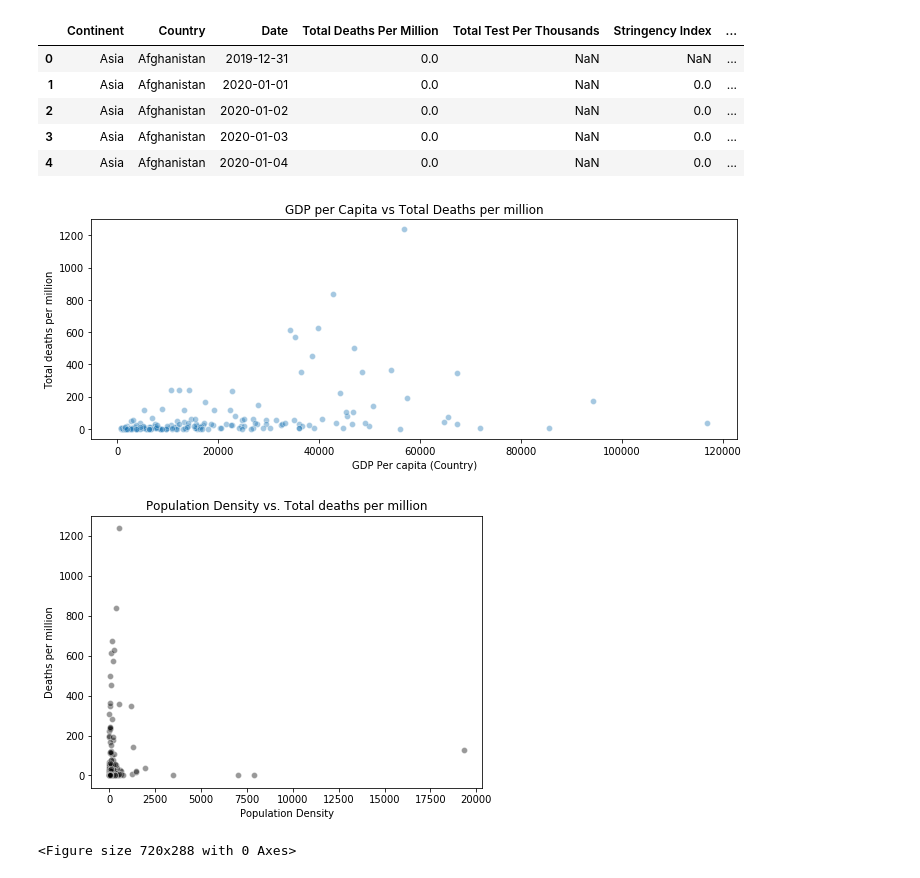
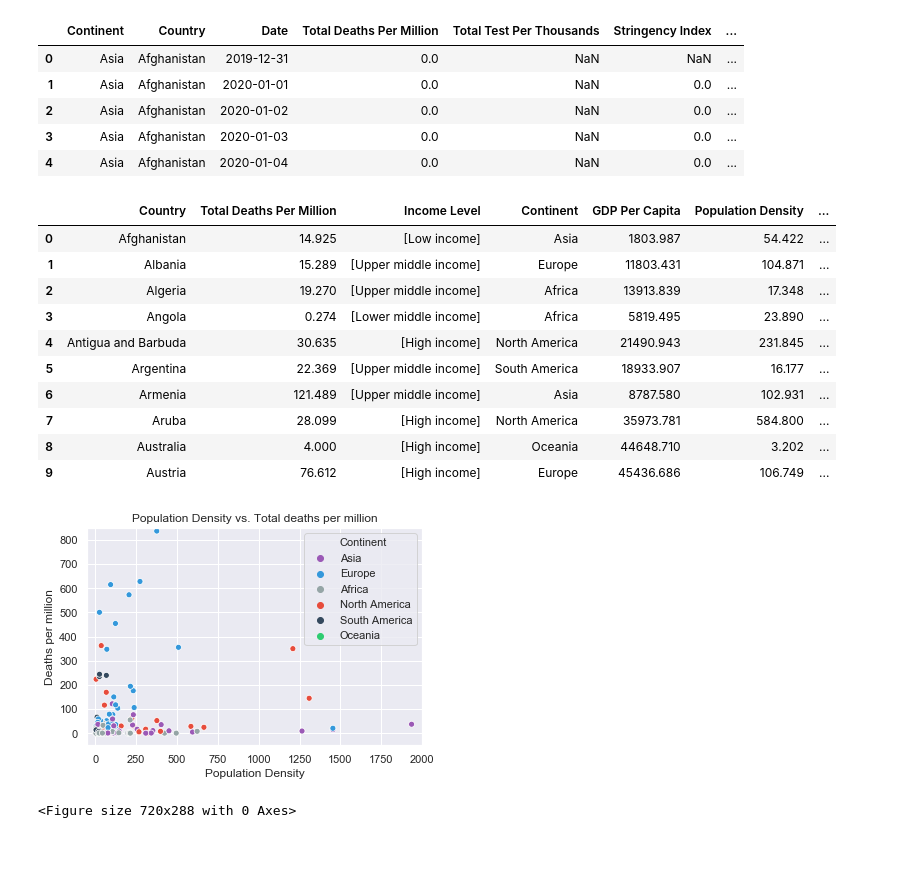
Before and after one commit to M-Agami/META-B, a Jupyter notebook: Coding/Covid_Popdensity&GDP.ipynb, the cells around one changed output. Saved outputs shown, nothing was run; the diff lists cells and outputs as text; code cells hidden in the pictures; blank space fills up the shorter version.

Commit message:
Colorized and labeled plots

```diff
--- a/Coding/Covid_Popdensity&GDP.ipynb
+++ b/Coding/Covid_Popdensity&GDP.ipynb
@@ -123,32 +124,66 @@ combined_df.head()
 # %%
 #get unique country names & get max total deaths per million/gpd/pop. density for each country
 #cleaning data
-max_deaths_country=  combined_df.groupby(["Country"]).agg({"Total Deaths Per Million": "max","Income Level":"unique"})
+max_deaths_country=  combined_df.groupby(["Country"]).agg({"Total Deaths Per Million": "max","Income Level":"unique", "Continent": "unique"})
 max_pop_country=  combined_df.groupby(["Country"]).agg({"Population Density": "max"})
 max_gdp_country=  combined_df.groupby(["Country"]).agg({"GDP Per Capita": "max" })
+income=[]
+continent=[]
+max_combined_country = pd.merge(max_deaths_country,max_gdp_country, how= "outer", on = 'Country')
+max_combined_country = pd.merge(max_combined_country,max_pop_country, how = 'outer', on = 'Country')
+for index, row in max_combined_country.iterrows():
+    x=row["Income Level"][0]
+    y=row ["Continent"][0]
+    income.append(x)
+    continent.append(y)
+max_combined_country["Country Income Level"]=income
+max_combined_country["Continent"]=continent
+max_combined_country_clean=max_combined_country.dropna(how = 'any')
+max_combined_country_clean=max_combined_country_clean.reset_index()
+#max_combined_country_clean.sort_values(by=['Country Income Level'], kind= '')********
+max_combined_country_clean.head(10)
 
-max_pop_country.fillna(0, inplace=True)
-max_deaths_country.fillna(0, inplace=True)
-max_deaths_country.head(10)
-
-cmap = sns.cubehelix_palette(dark=.3, light=.8, as_cmap=True)
-plt.figure(figsize=(10,4))
-sns.scatterplot(max_gdp_country["GDP Per Capita"],max_deaths_country["Total Deaths Per Million"],cmap= max_deaths_country["Income Level"],
-                alpha =0.4)
-plt.title("GDP per Capita vs Total Deaths per million")
-plt.xlabel("GDP Per capita (Country)")
-plt.ylabel("Total deaths per million")
-plt.tight_layout()
+#sns.set()
+#with sns.cubehelix_palette(8, start=.5, rot=-.75,reverse=False):
+    #plt.figure(figsize=(10,5))
+    #sns.scatterplot(data= max_combined_country_clean, x="GDP Per Capita",y="Total Deaths Per Million",hue= "Country Income Level",alpha =1)
+    #plt.title("GDP per Capita vs Total Deaths per million")
+    #plt.xlabel("GDP Per capita (Country)")
+    #plt.ylabel("Total deaths per million")
+    #plt.ylim(-5,300)
 # %% [output]
-[figure, removed]
+|  | Country | Total Deaths Per Million | Income Level | Continent | GDP Per Capita | Population Density | ... |
+| 0 | Afghanistan | 14.925 | [Low income] | Asia | 1803.987 | 54.422 | ... |
+| 1 | Albania | 15.289 | [Upper middle income] | Europe | 11803.431 | 104.871 | ... |
+| 2 | Algeria | 19.270 | [Upper middle income] | Africa | 13913.839 | 17.348 | ... |
+| 3 | Angola | 0.274 | [Lower middle income] | Africa | 5819.495 | 23.890 | ... |
+| 4 | Antigua and Barbuda | 30.635 | [High income] | North America | 21490.943 | 231.845 | ... |
+| 5 | Argentina | 22.369 | [Upper middle income] | South America | 18933.907 | 16.177 | ... |
+| 6 | Armenia | 121.489 | [Upper middle income] | Asia | 8787.580 | 102.931 | ... |
+| 7 | Aruba | 28.099 | [High income] | North America | 35973.781 | 584.800 | ... |
+| 8 | Australia | 4.000 | [High income] | Oceania | 44648.710 | 3.202 | ... |
+| 9 | Austria | 76.612 | [High income] | Europe | 45436.686 | 106.749 | ... |
 # %%
-plt.figure(figsize=(7,5))
-sns.scatterplot(max_pop_country["Population Density"],max_deaths_country["Total Deaths Per Million"], alpha = 0.4, color= 'black')
-plt.title("Population Density vs. Total deaths per million")
-plt.xlabel("Population Density")
-plt.ylabel("Deaths per million")
-plt.figure(figsize=(10,4))
-plt.show()
+sns.set()
+flatui = ["#9b59b6", "#3498db", "#95a5a6", "#e74c3c", "#34495e", "#2ecc71"]
+
+with sns.color_palette(flatui):
+    sns.scatterplot(max_combined_country_clean["Population Density"],max_combined_country_clean["Total Deaths Per Million"],
+                    hue=max_combined_country_clean["Continent"],alpha = 1 )
+    plt.ylim(-50, 850)
+    plt.xlim(-50,2000)
+    plt.title("Population Density vs. Total deaths per million")
+    plt.xlabel("Population Density")
+    plt.ylabel("Deaths per million")
+    plt.figure(figsize=(10,4))
+    plt.show()
+
+fig = px.scatter(max_combined_country_clean,x='Population Density',y='Total Deaths Per Million',facet_col= 'Country Income Level'
+                , hover_name= "Country",color= "Continent", width = 1500)
+fig.update_layout(title="Population Density vs. Total deaths per million", )
+fig.update_yaxes(range=[-2, 700])
+fig.update_xaxes(range=[-50, 2000])
+fig.show()
 # %% [output]
-[figure, old version]
+[figure, new version]
 <Figure size 720x288 with 0 Axes>
```
Also changed, not shown: parts of 2 cells of this notebook.
